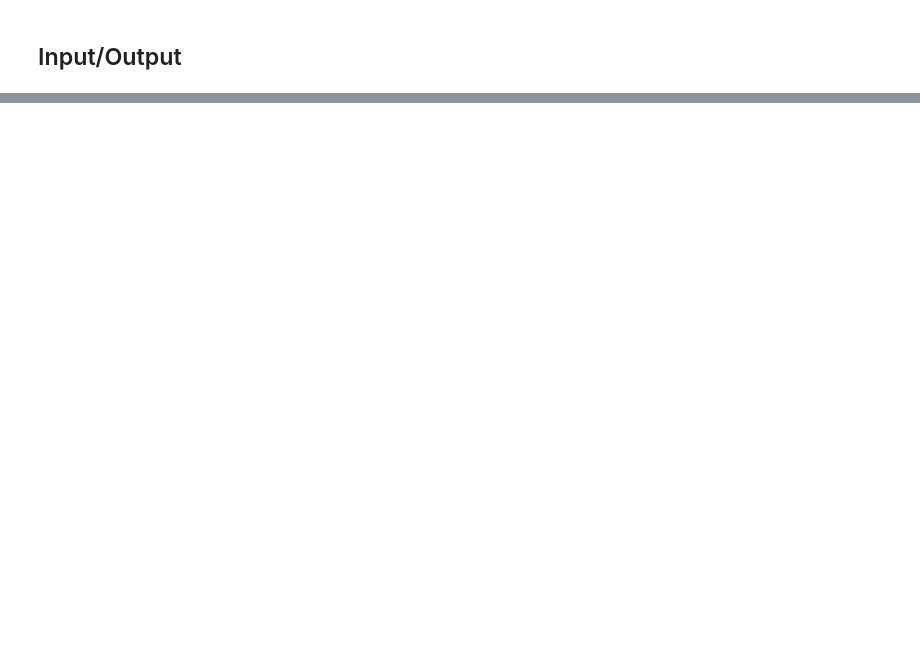
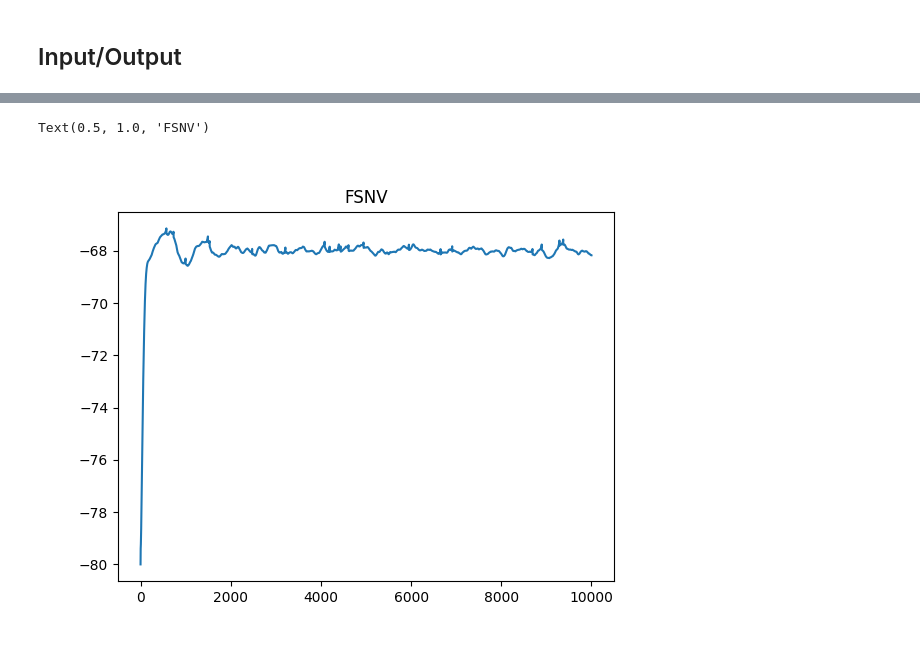
Before and after one commit to djanloo/quilt, a Jupyter notebook: basal_ganglia.ipynb, the cells around one changed output, grey strips where cells are left out. Saved outputs shown, nothing was run; the diff lists cells and outputs as text; code cells hidden in the pictures; blank space fills up the shorter version.

```diff
--- a/basal_ganglia.ipynb
+++ b/basal_ganglia.ipynb
@@ -44,7 +41,7 @@ adding population SNR
 # %% [markdown]
 ## Input/Output
 # %%
-pop_state_monitorized = "GPeTI"
+pop_state_monitorized = "FSN"
 for population in sn.populations.values():
     population.monitorize_spikes()
 sn.populations[pop_state_monitorized].monitorize_states()
@@ -145,0 +154,8 @@ SNR 17.3
+# %%
+fig,ax = plt.subplots()
+plt.plot(np.mean(states[:, :, 0], axis=1))
+plt.title(pop_state_monitorized+"V")
+# plt.xlim(0,1000)
+# %% [output]
+Text(0.5, 1.0, 'FSNV')
+[figure, added]
```
Also changed, not shown: parts of 8 cells of this notebook, 1 other file.
